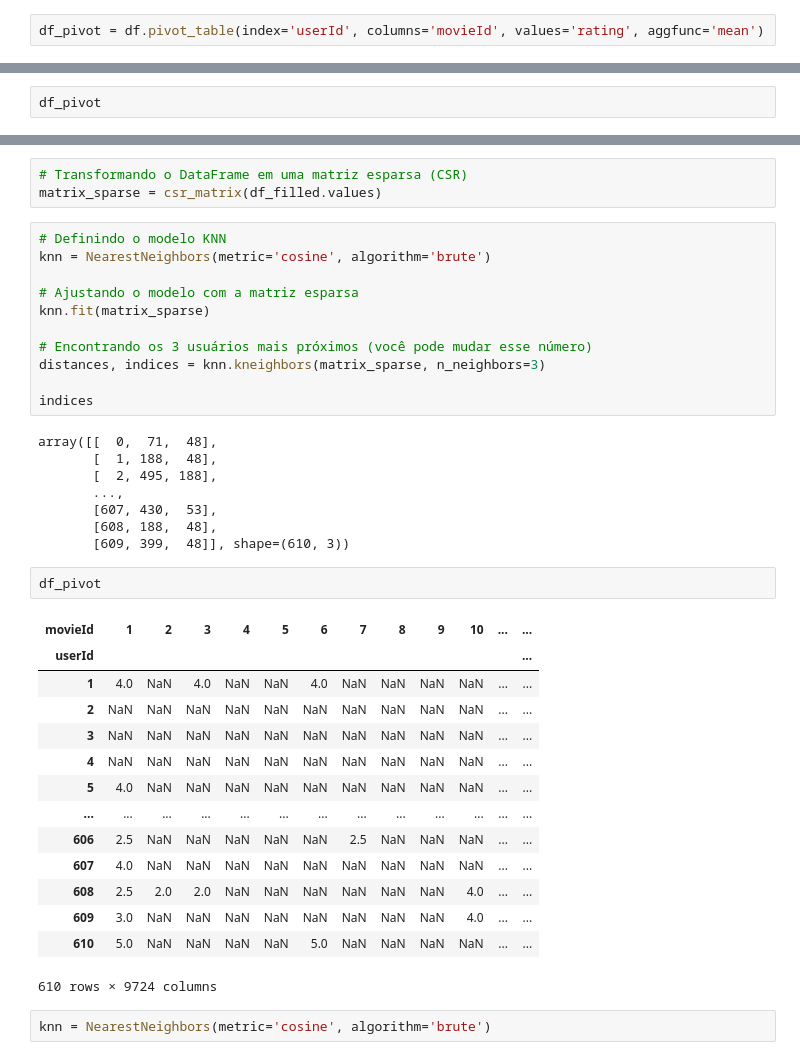
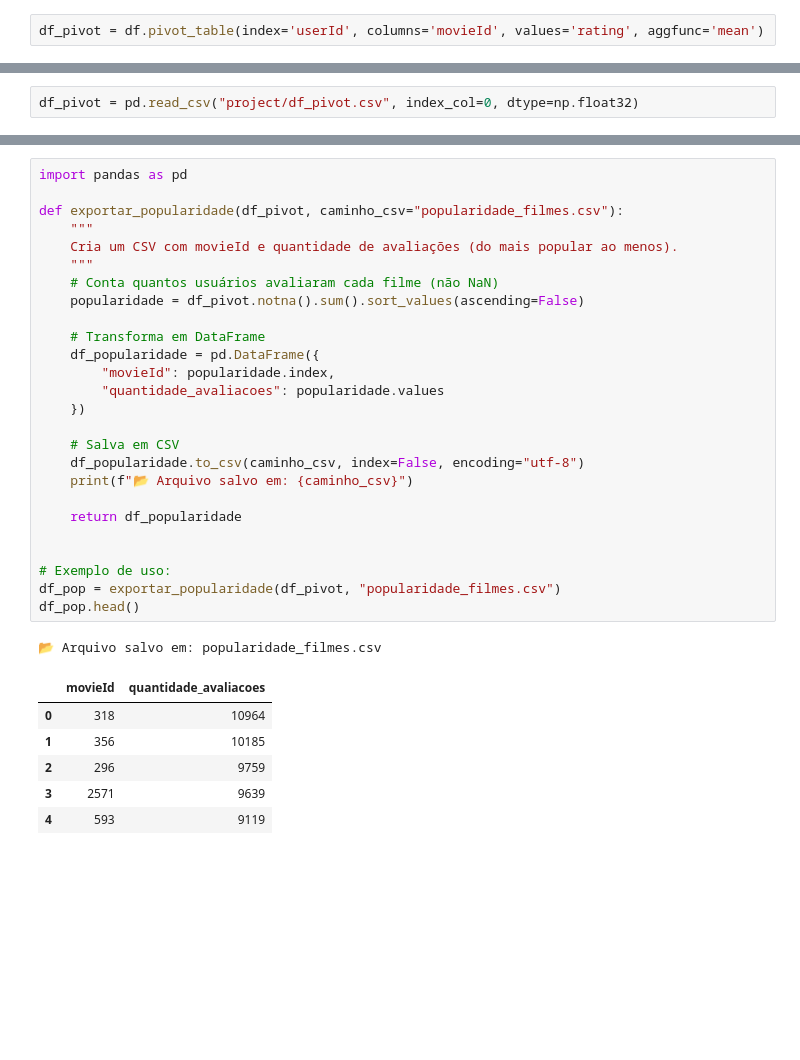
Before and after one commit to solovee/Movie_For_You, a Jupyter notebook: main.ipynb, the cells around one changed output, grey strips where cells are left out. Saved outputs shown, nothing was run; the diff lists cells and outputs as text; blank space fills up the shorter version.

Commit message:
salvando

```diff
--- a/main.ipynb
+++ b/main.ipynb
@@ -55,2 +120,2 @@ df_pivot = df.pivot_table(index='userId', columns='movieId', values='rating', ag
 # %%
-df_pivot
+df_pivot = pd.read_csv("project/df_pivot.csv", index_col=0, dtype=np.float32)
@@ -78,43 +122,36 @@ df_filled = pd.DataFrame(imputer.fit_transform(df_pivot))
-# %%
-# Transformando o DataFrame em uma matriz esparsa (CSR)
-matrix_sparse = csr_matrix(df_filled.values)
-# %%
-# Definindo o modelo KNN
-knn = NearestNeighbors(metric='cosine', algorithm='brute')
-
-# Ajustando o modelo com a matriz esparsa
-knn.fit(matrix_sparse)
-
-# Encontrando os 3 usuários mais próximos (você pode mudar esse número)
-distances, indices = knn.kneighbors(matrix_sparse, n_neighbors=3)
-
-indices
-# %% [output]
-array([[  0,  71,  48],
-       [  1, 188,  48],
-       [  2, 495, 188],
-       ...,
-       [607, 430,  53],
-       [608, 188,  48],
-       [609, 399,  48]], shape=(610, 3))
-# %%
-df_pivot
-# %% [output]
-| movieId | 1 | 2 | 3 | 4 | 5 | 6 | 7 | 8 | 9 | 10 | ... | ... |
-| userId |  |  |  |  |  |  |  |  |  |  |  | ... |
-| 1 | 4.0 | NaN | 4.0 | NaN | NaN | 4.0 | NaN | NaN | NaN | NaN | ... | ... |
-| 2 | NaN | NaN | NaN | NaN | NaN | NaN | NaN | NaN | NaN | NaN | ... | ... |
-| 3 | NaN | NaN | NaN | NaN | NaN | NaN | NaN | NaN | NaN | NaN | ... | ... |
-| 4 | NaN | NaN | NaN | NaN | NaN | NaN | NaN | NaN | NaN | NaN | ... | ... |
-| 5 | 4.0 | NaN | NaN | NaN | NaN | NaN | NaN | NaN | NaN | NaN | ... | ... |
-| ... | ... | ... | ... | ... | ... | ... | ... | ... | ... | ... | ... | ... |
-| 606 | 2.5 | NaN | NaN | NaN | NaN | NaN | 2.5 | NaN | NaN | NaN | ... | ... |
-| 607 | 4.0 | NaN | NaN | NaN | NaN | NaN | NaN | NaN | NaN | NaN | ... | ... |
-| 608 | 2.5 | 2.0 | 2.0 | NaN | NaN | NaN | NaN | NaN | NaN | 4.0 | ... | ... |
-| 609 | 3.0 | NaN | NaN | NaN | NaN | NaN | NaN | NaN | NaN | 4.0 | ... | ... |
-| 610 | 5.0 | NaN | NaN | NaN | NaN | 5.0 | NaN | NaN | NaN | NaN | ... | ... |
-610 rows × 9724 columns
-# %%
-knn = NearestNeighbors(metric='cosine', algorithm='brute')
+# %%
+import pandas as pd
+
+def exportar_popularidade(df_pivot, caminho_csv="popularidade_filmes.csv"):
+    """
+    Cria um CSV com movieId e quantidade de avaliações (do mais popular ao menos).
+    """
+    # Conta quantos usuários avaliaram cada filme (não NaN)
+    popularidade = df_pivot.notna().sum().sort_values(ascending=False)
+
+    # Transforma em DataFrame
+    df_popularidade = pd.DataFrame({
+        "movieId": popularidade.index,
+        "quantidade_avaliacoes": popularidade.values
+    })
+
+    # Salva em CSV
+    df_popularidade.to_csv(caminho_csv, index=False, encoding="utf-8")
+    print(f"📂 Arquivo salvo em: {caminho_csv}")
+
+    return df_popularidade
+
+
+# Exemplo de uso:
+df_pop = exportar_popularidade(df_pivot, "popularidade_filmes.csv")
+df_pop.head()
+# %% [output]
+📂 Arquivo salvo em: popularidade_filmes.csv
+|  | movieId | quantidade_avaliacoes |
+| 0 | 318 | 10964 |
+| 1 | 356 | 10185 |
+| 2 | 296 | 9759 |
+| 3 | 2571 | 9639 |
+| 4 | 593 | 9119 |
 # %%
 from scipy.sparse import csr_matrix
```
Also changed, not shown: parts of 27 cells of this notebook, 6 other files.
